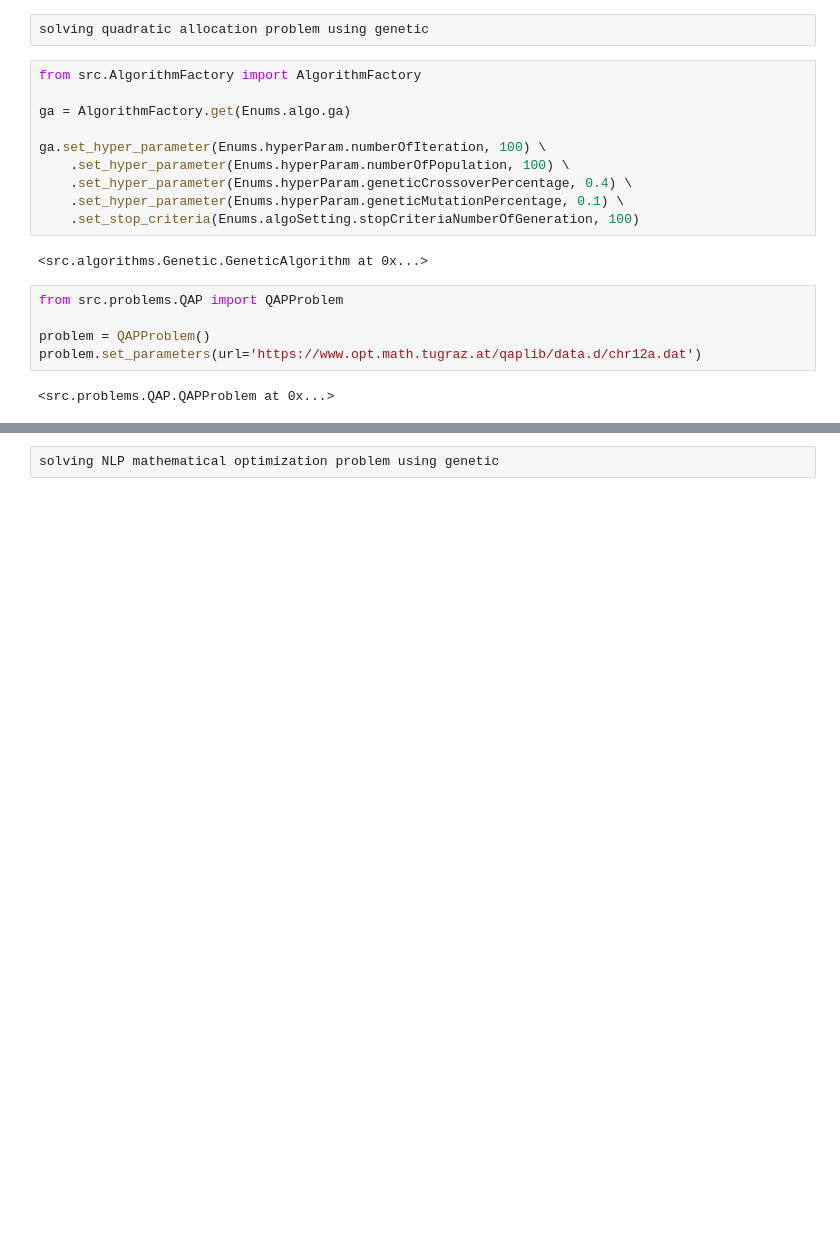
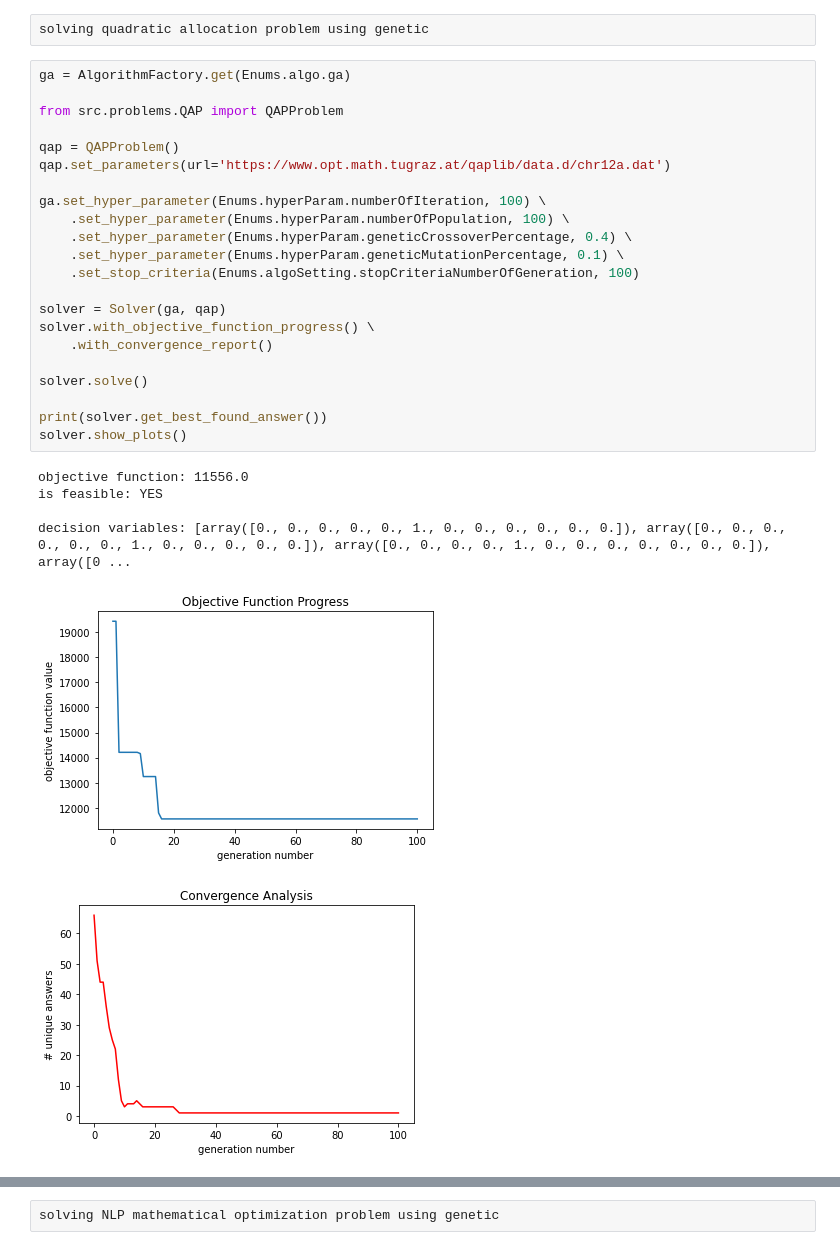
Before and after one commit to shayansm2/metaalgolib, a Jupyter notebook: src/main.ipynb, the cells around one changed output, grey strips where cells are left out. Cells and saved outputs as stored; diff of their text form; blank space fills up the shorter version.

```diff
--- a/src/main.ipynb
+++ b/src/main.ipynb
@@ -7,21 +8,31 @@ from src.lib.Solver import Solver
 # %% [raw]
 solving quadratic allocation problem using genetic
 # %%
-from src.AlgorithmFactory import AlgorithmFactory
+ga = AlgorithmFactory.get(Enums.algo.ga)
 
-ga = AlgorithmFactory.get(Enums.algo.ga)
+from src.problems.QAP import QAPProblem
+
+qap = QAPProblem()
+qap.set_parameters(url='https://www.opt.math.tugraz.at/qaplib/data.d/chr12a.dat')
 
 ga.set_hyper_parameter(Enums.hyperParam.numberOfIteration, 100) \
     .set_hyper_parameter(Enums.hyperParam.numberOfPopulation, 100) \
     .set_hyper_parameter(Enums.hyperParam.geneticCrossoverPercentage, 0.4) \
     .set_hyper_parameter(Enums.hyperParam.geneticMutationPercentage, 0.1) \
     .set_stop_criteria(Enums.algoSetting.stopCriteriaNumberOfGeneration, 100)
+
+solver = Solver(ga, qap)
+solver.with_objective_function_progress() \
+    .with_convergence_report()
+
+solver.solve()
+
+print(solver.get_best_found_answer())
+solver.show_plots()
 # %% [output]
-<src.algorithms.Genetic.GeneticAlgorithm at 0x...>
+objective function: 11556.0
+is feasible: YES
+
+decision variables: [array([0., 0., 0., 0., 0., 1., 0., 0., 0., 0., 0., 0.]), array([0., 0., 0., 0., 0., 0., 1., 0., 0., 0., 0., 0.]), array([0., 0., 0., 0., 1., 0., 0., 0., 0., 0., 0., 0.]), array([0 ...
+[figure, added]
+[figure, added]
-# %%
-from src.problems.QAP import QAPProblem
-
-problem = QAPProblem()
-problem.set_parameters(url='https://www.opt.math.tugraz.at/qaplib/data.d/chr12a.dat')
-# %% [output]
-<src.problems.QAP.QAPProblem at 0x...>
```
Also changed, not shown: parts of 6 cells of this notebook, 1 other file.
